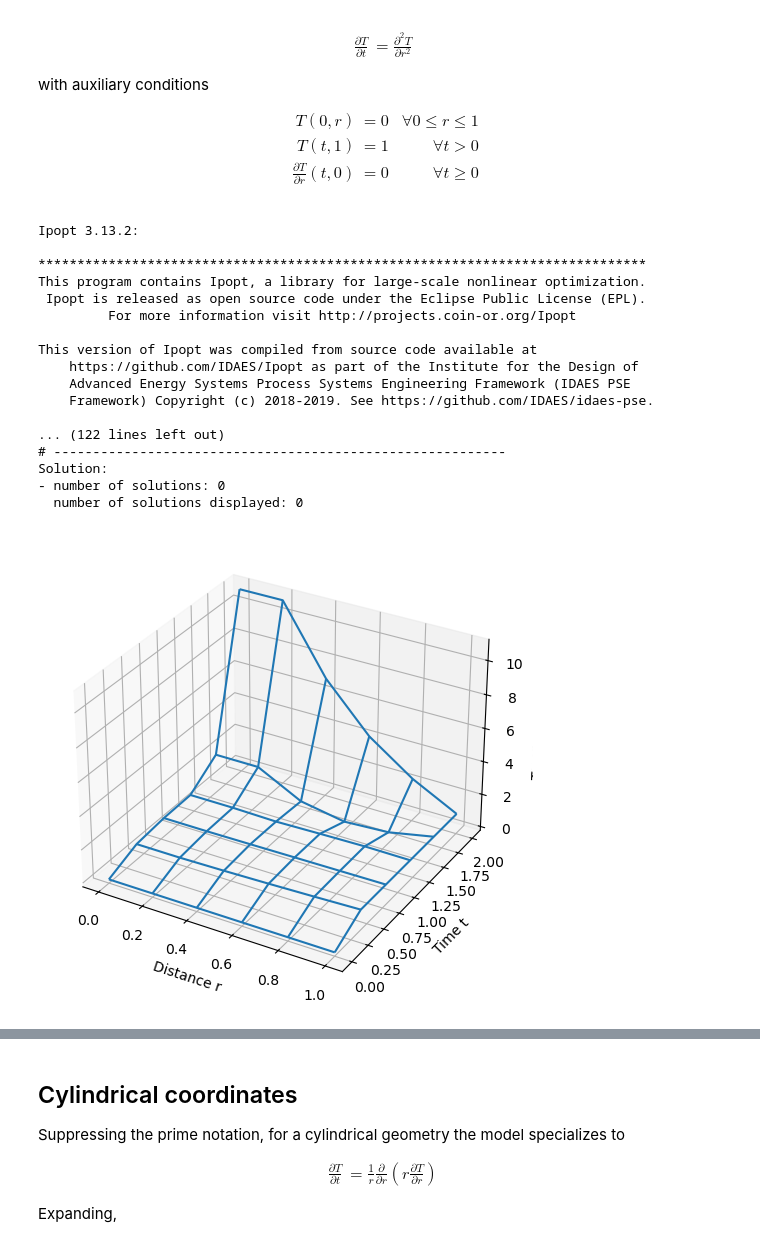
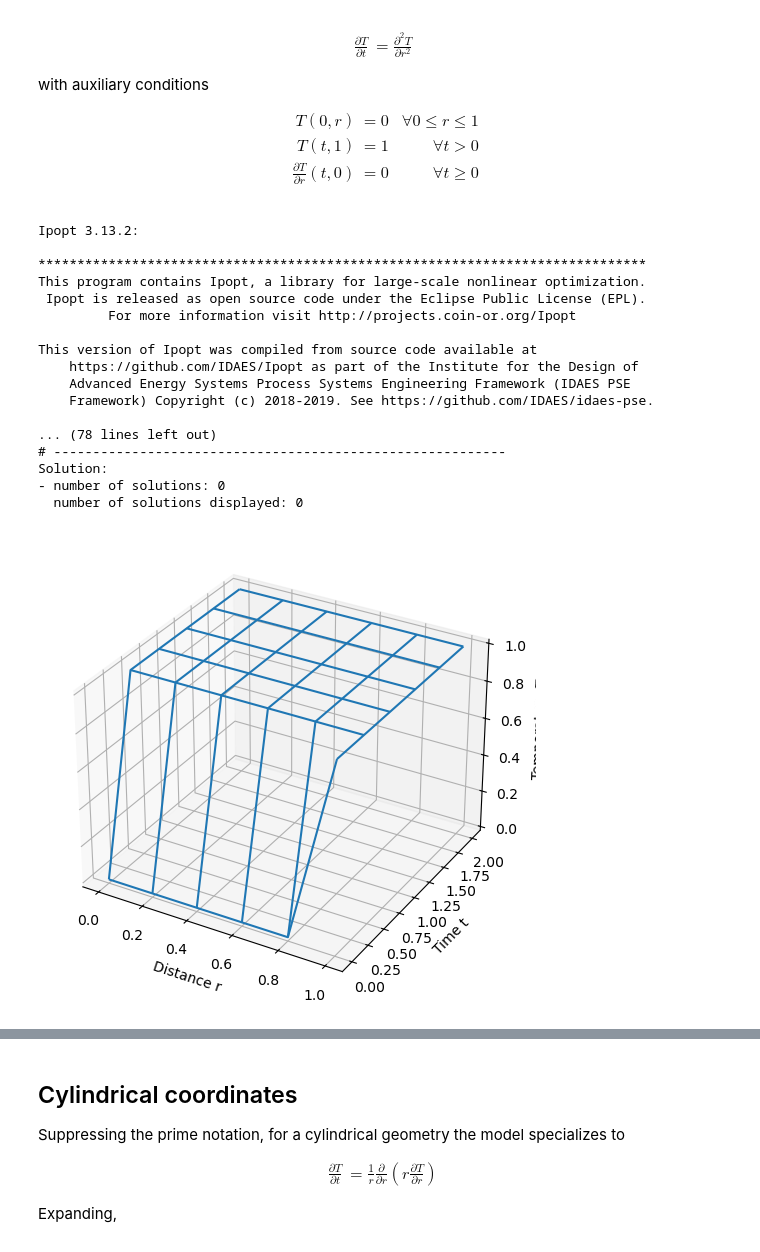
Before and after one commit to ndcbe/ND-Pyomo-Cookbook, a Jupyter notebook: notebooks/05.03-Heat_Conduction_in_Various_Geometries.ipynb, the cells around one changed output, grey strips where cells are left out. Saved outputs shown, nothing was run; the diff lists cells and outputs as text; code cells hidden in the pictures.

```diff
--- a/notebooks/05.03-Heat_Conduction_in_Various_Geometries.ipynb
+++ b/notebooks/05.03-Heat_Conduction_in_Various_Geometries.ipynb
@@ -151,17 +151,17 @@ m.d2Tdr2 = DerivativeVar(m.T, wrt=(m.r, m.r), bounds=(-100,100))
 def pde(m, t, r):
     if t == 0:
         return Constraint.Skip
-    if r == 0 or r == 1:
+    if r == 1:
         return Constraint.Skip
     return m.dTdt[t,r] == m.d2Tdr2[t,r]
 
-#m.obj = Objective(expr=1)
+# m.obj = Objective(expr=1)
 @m.Objective()
 def obj(m):
     return sum(m.d2Tdr2[t,r] for t in m.t for r in m.r)
 
 # Initial condition
-m.ic  = Constraint(m.r, rule=lambda m, r:    m.T[0,r] == 0 if r > 0 and r < 1 else Constraint.Skip)
+m.ic  = Constraint(m.r, rule=lambda m, r:    m.T[0,r] == 0 if r < 1 else Constraint.Skip)
 
 # Boundary conditions on temperature
 m.bc1 = Constraint(m.t, rule=lambda m, t:    m.T[t,1] == 1)
@@ -169,38 +169,39 @@ m.bc1 = Constraint(m.t, rule=lambda m, t:    m.T[t,1] == 1)
 # Boundary conditions on temperature gradient
 m.bc2 = Constraint(m.t, rule=lambda m, t: m.dTdr[t,0] == 0)
 
 TransformationFactory('dae.finite_difference').apply_to(m, nfe=5, scheme='FORWARD', wrt=m.r)
 TransformationFactory('dae.finite_difference').apply_to(m, nfe=5, scheme='FORWARD', wrt=m.t)
 
 # Consequence of initial condition
-for r in m.r:
-    m.dTdr[0,r].fix(0)
+#for r in m.r:
+    #m.dTdr[0,r].fix(0)
 
 # Consequence of boundary condition
 for t in m.t:
-    m.dTdt[t,1].fix(0)
+    m.d2Tdr2[t,0].fix(0)
+    #m.dTdt[t,1].fix(0)
 
 SolverFactory('ipopt').solve(m, tee=True).write()
 model_plot(m)
 # %% [output]
 Ipopt 3.13.2:
 
 ******************************************************************************
 This program contains Ipopt, a library for large-scale nonlinear optimization.
  Ipopt is released as open source code under the Eclipse Public License (EPL).
          For more information visit http://projects.coin-or.org/Ipopt
 
 This version of Ipopt was compiled from source code available at
     https://github.com/IDAES/Ipopt as part of the Institute for the Design of
     Advanced Energy Systems Process Systems Engineering Framework (IDAES PSE
     Framework) Copyright (c) 2018-2019. See https://github.com/IDAES/idaes-pse.
 
-... (122 lines left out)
+... (78 lines left out)
 # ----------------------------------------------------------
 Solution:
 - number of solutions: 0
   number of solutions displayed: 0
-[figure, old version]
+[figure, new version]
 # %%
 m.pprint()
 # %% [output]
```
Also changed, not shown: parts of 3 cells of this notebook.
